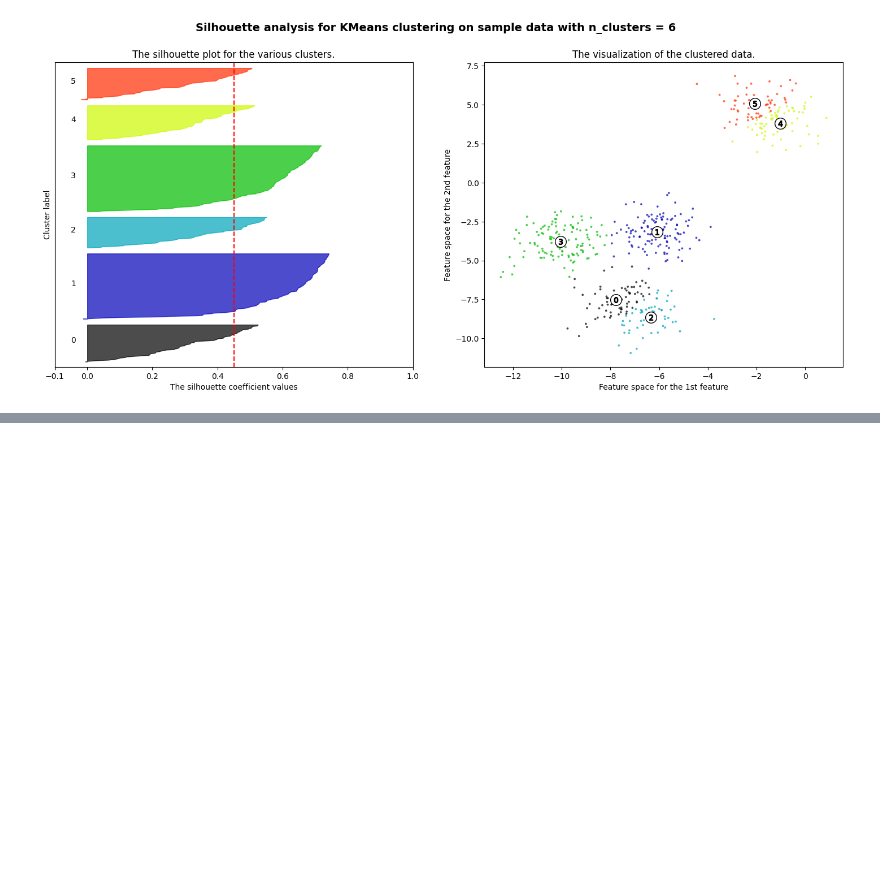
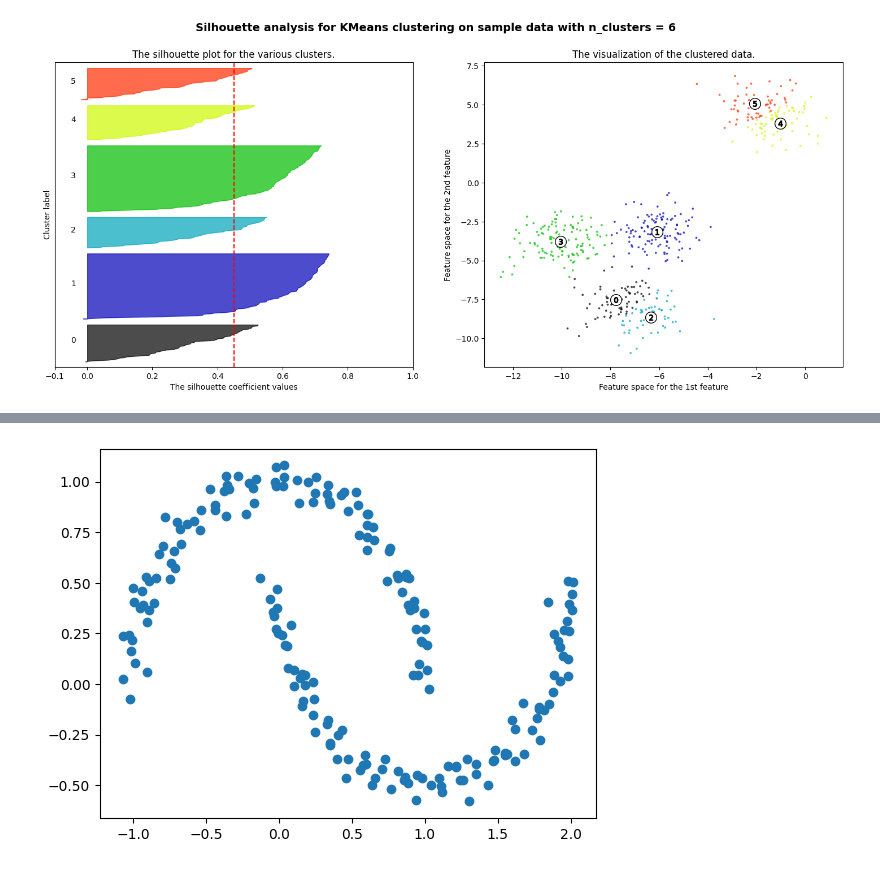
Before and after one commit to pawelzeja098/ML-Labs, a Jupyter notebook: lab10_Clastering/clasteringpart2.ipynb, the cells around one changed output, grey strips where cells are left out. Drawn from its saved outputs; the diff is of its cells as text; code cells hidden in the pictures; blank space fills up the shorter version.

```diff
--- a/lab10_Clastering/clasteringpart2.ipynb
+++ b/lab10_Clastering/clasteringpart2.ipynb
@@ -118,0 +203,14 @@ For n_clusters = 6 The average silhouette_score is : 0.4504281968733957
+# %%
+algorithms = ["ward","complete","average","single"]
+
+for algorithm in algorithms:
+    clusterer = AgglomerativeClustering(n_clusters=5,metric='euclidean',linkage=algorithm)
+    # Naucz model - wynik predykcji
+    cluster_labels = clusterer.fit_predict(X_moon)
+
+    # The silhouette_score gives the average value for all the samples.
+    # This gives a perspective into the density and separation of the formed
+    # clusters
+    silhouette_avg = silhouette_score(X_moon, cluster_labels)
+    print("For algorithm =", algorithm,
+            "The average silhouette_score is :", silhouette_avg)
@@ -118,0 +222,85 @@ For n_clusters = 6 The average silhouette_score is : 0.4504281968733957
+# %%
+from sklearn.datasets import make_blobs, make_moons, make_circles
+x, y = make_moons(n_samples=200, noise=.05, random_state=0)
+plt.scatter(x[:,0],x[:,1])
+plt.show()
+from sklearn.cluster import DBSCAN
+
+import numpy as np
+import matplotlib.pyplot as plt
+from sklearn.neighbors import NearestNeighbors
+
+k = 15  # min_samples
+neighbors = NearestNeighbors(n_neighbors=k)
+neighbors.fit(x)
+distances, indices = neighbors.kneighbors(x)
+
+
+distances_k = np.sort(distances[:, k-1])
+
+plt.plot(distances_k)
+plt.ylabel(f'Odległość do {k}-tego najbliższego sąsiada')
+plt.xlabel('Punkty uporządkowane rosnąco')
+plt.show()
+
+dbscan = DBSCAN(eps=0.27,min_samples=2)
+
+clusterer = dbscan.fit(x)
+labels = clusterer.labels_
+
+plt.figure()
+plt.scatter(x[:, 0], x[:, 1], c=labels, cmap='viridis', marker='o')
+plt.title(f'DBSCAN')
+plt.xlabel('X1')
+plt.ylabel('X2')
+plt.colorbar(label='Label')
+plt.show()
+silhouette_avg = silhouette_score(x, clusterer.labels_)
+
+print("For DBSCAN the average silhouette_score is :", silhouette_avg)
+for algorithm in algorithms:
+    clusterer = AgglomerativeClustering(n_clusters=2,metric='euclidean',linkage=algorithm)
+    # Naucz model - wynik predykcji
+    cluster_labels = clusterer.fit_predict(x)
+
+    # The silhouette_score gives the average value for all the samples.
+    # This gives a perspective into the density and separation of the formed
+    # clusters
+    silhouette_avg = silhouette_score(x, cluster_labels)
+    print("For algorithm =", algorithm,
+            "The average silhouette_score is :", silhouette_avg)
+    labels = cluster_labels
+
+    plt.figure()
+    plt.scatter(x[:, 0], x[:, 1], c=labels, cmap='viridis', marker='o')
+    plt.title(f'{algorithm}')
+    plt.xlabel('X1')
+    plt.ylabel('X2')
+    plt.colorbar(label='Label')
+    plt.show()
+    silhouette_avg = silhouette_score(x, cluster_labels)
+
+
+    silhouette_avg = silhouette_score(x, cluster_labels)
+    print("For algorithm =", algorithm,
+            "The average silhouette_score is :", silhouette_avg)
+
+km = KMeans(n_clusters = 2,init='k-means++')
+
+y_km = km.fit_predict(x)
+
+labels = y_km
+
+plt.figure()
+plt.scatter(x[:, 0], x[:, 1], c=labels, cmap='viridis', marker='o')
+plt.title(f'KMeans')
+plt.xlabel('X1')
+plt.ylabel('X2')
+plt.colorbar(label='Label')
+plt.show()
+
+silhouette_avg = silhouette_score(x, cluster_labels)
+
+print("For KMeans the average silhouette_score is :", silhouette_avg)
+# %% [output]
+[figure, added]
```
Also changed, not shown: parts of 14 cells of this notebook, 1 other file.
